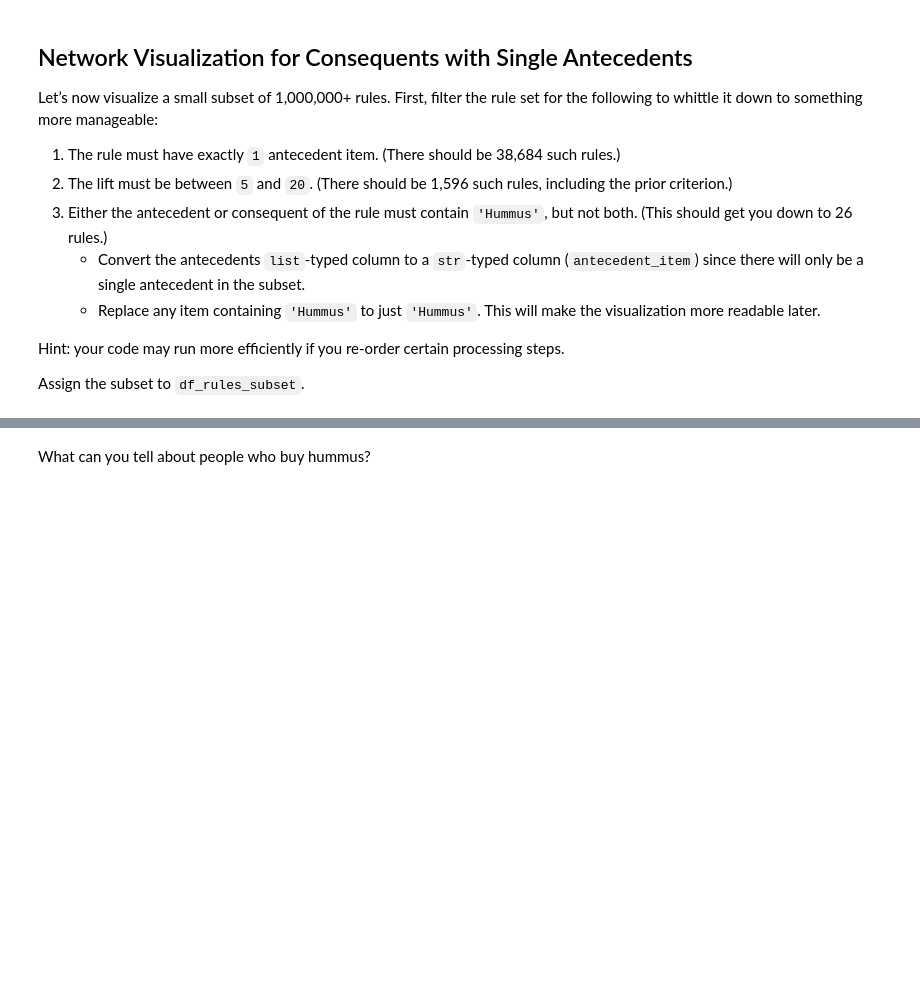
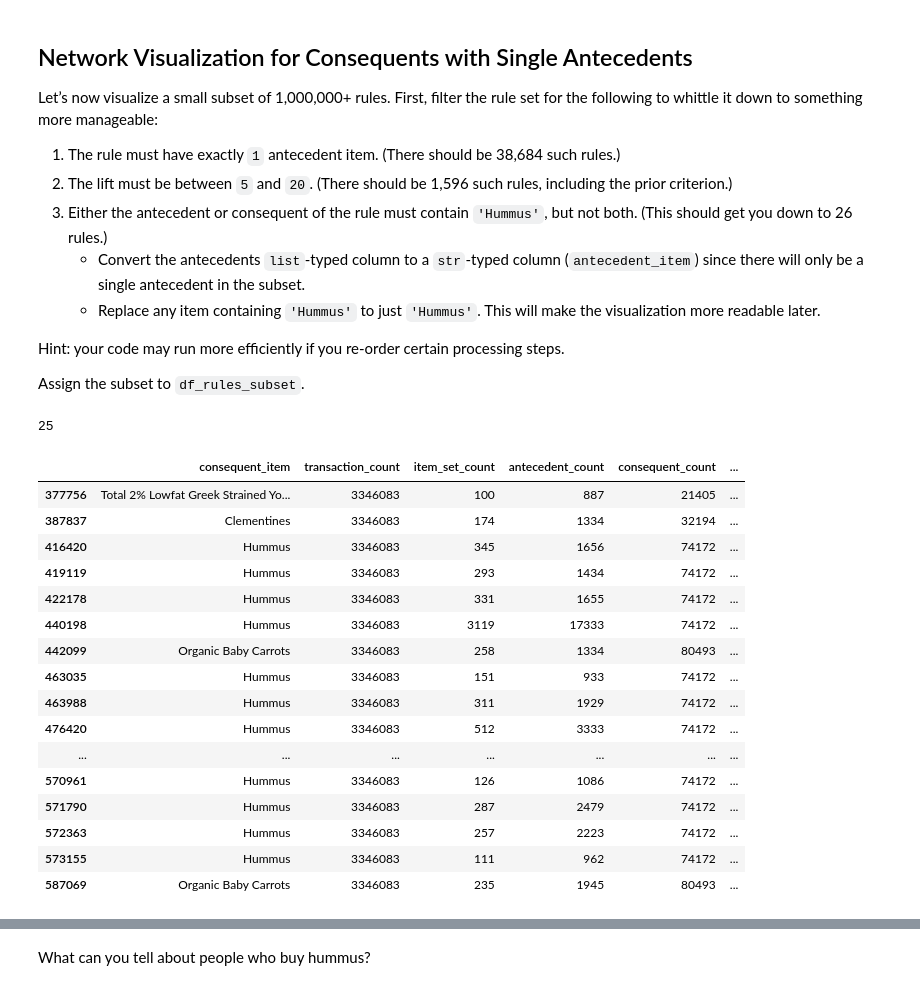
Before and after one commit to jaynopponep/my-fork-2024-DS-Tue, a Jupyter notebook: Week-05-Unsupervised-Learning/Jay-Exercise.ipynb, the cells around one changed output, grey strips where cells are left out. Drawn from its saved outputs; the diff is of its cells as text; code cells hidden in the pictures; blank space fills up the shorter version.

```diff
--- a/Week-05-Unsupervised-Learning/Jay-Exercise.ipynb
+++ b/Week-05-Unsupervised-Learning/Jay-Exercise.ipynb
@@ -122 +119,48 @@ df_rules_subset = # Something goes here. You can repeat this for as many steps a
+# %%
+# Define df_rules_subset.
+# print(type(df_rules['antecedent_items'].iloc[0])) <- this gave me class list, so we can just treat it like a list
+df_rules_subset = df_rules[df_rules['antecedent_items'].apply(len) == 1] # df_rules_one is df_rules where ant. items length is 1
+# print(len(df_rules_subset)) <- does indeed give 38,684
+
+df_rules_subset = df_rules_subset[(df_rules_subset['lift'] > 5) & (df_rules_subset['lift'] < 20)]
+# print(len(df_rules_subset)) <- does indeed give 1,596
+
+# both AND neither -> invalid, means we can use XOR operator (lets see if its possible though?)
+# convert list -> string since it is only one item now
+df_rules_subset['antecedent_items'] = df_rules_subset['antecedent_items'].apply(str)
+def hummus_exists(item):
+    return 'Hummus' in item
+
+cons_hummus = df_rules_subset['consequent_item'].str.contains("Hummus", regex=False)
+ante_hummus = df_rules_subset['antecedent_items'].apply(hummus_exists)
+df_rules_subset = df_rules_subset[cons_hummus ^ ante_hummus] # ^ -> XOR operator
+print(len(df_rules_subset)) # this gives me 25... but if i do:
+# df_rules_subset = df_rules_subset[cons_hummus ^ ante_hummus]
+# the above gives me 26, even though it was stated that both cannot have Hummus in it. wording issue?
+
+# replacing with Hummus: we can use np.where here! i guess that's why it was imported 😃😃😃😃😃😃
+cons_hummus_again = df_rules_subset['consequent_item'].str.contains("Hummus", regex=False) # needed to remake this because the original cons_hummus worked with a diff size array, i.o.w. df_rules_subset BEFORE the XORing
+ante_hummus_again = df_rules_subset['antecedent_items'].str.contains("Hummus", regex=False)
+df_rules_subset['consequent_item'] = np.where(cons_hummus_again, "Hummus", df_rules_subset['consequent_item']) # if true, set to Hummus otherwise just itself.
+df_rules_subset['antecedent_items'] = np.where(ante_hummus_again, "Hummus", df_rules_subset['antecedent_items'])
+df_rules_subset.head(30)
+# %% [output]
+25
+|  | consequent_item | transaction_count | item_set_count | antecedent_count | consequent_count | ... |
+| 377756 | Total 2% Lowfat Greek Strained Yo... | 3346083 | 100 | 887 | 21405 | ... |
+| 387837 | Clementines | 3346083 | 174 | 1334 | 32194 | ... |
+| 416420 | Hummus | 3346083 | 345 | 1656 | 74172 | ... |
+| 419119 | Hummus | 3346083 | 293 | 1434 | 74172 | ... |
+| 422178 | Hummus | 3346083 | 331 | 1655 | 74172 | ... |
+| 440198 | Hummus | 3346083 | 3119 | 17333 | 74172 | ... |
+| 442099 | Organic Baby Carrots | 3346083 | 258 | 1334 | 80493 | ... |
+| 463035 | Hummus | 3346083 | 151 | 933 | 74172 | ... |
+| 463988 | Hummus | 3346083 | 311 | 1929 | 74172 | ... |
+| 476420 | Hummus | 3346083 | 512 | 3333 | 74172 | ... |
+| ... | ... | ... | ... | ... | ... | ... |
+| 570961 | Hummus | 3346083 | 126 | 1086 | 74172 | ... |
+| 571790 | Hummus | 3346083 | 287 | 2479 | 74172 | ... |
+| 572363 | Hummus | 3346083 | 257 | 2223 | 74172 | ... |
+| 573155 | Hummus | 3346083 | 111 | 962 | 74172 | ... |
+| 587069 | Organic Baby Carrots | 3346083 | 235 | 1945 | 80493 | ... |
 # %% [markdown]
```
Also changed, not shown: parts of 6 cells of this notebook.
